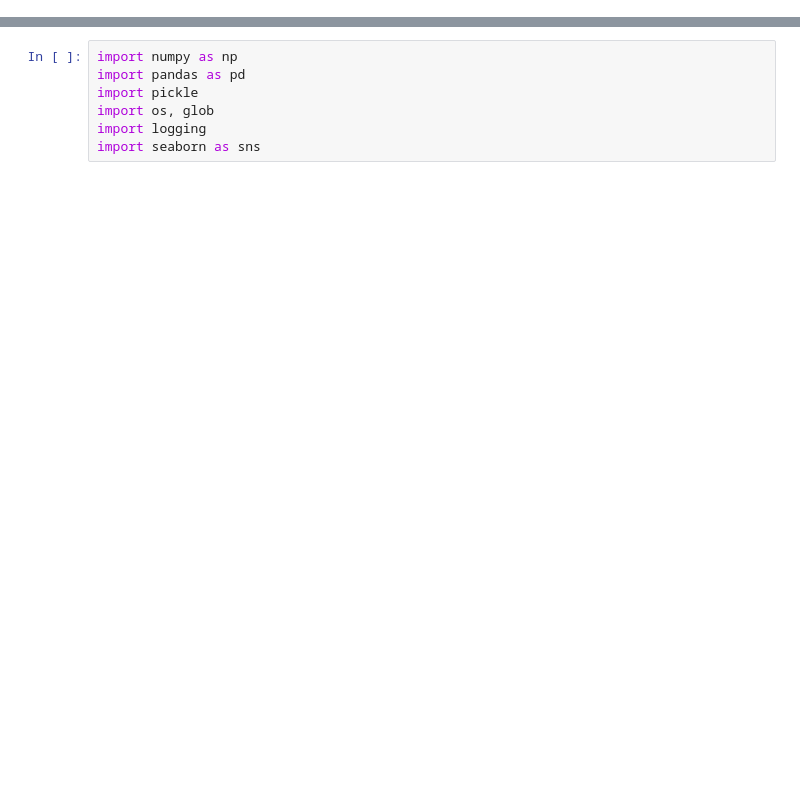
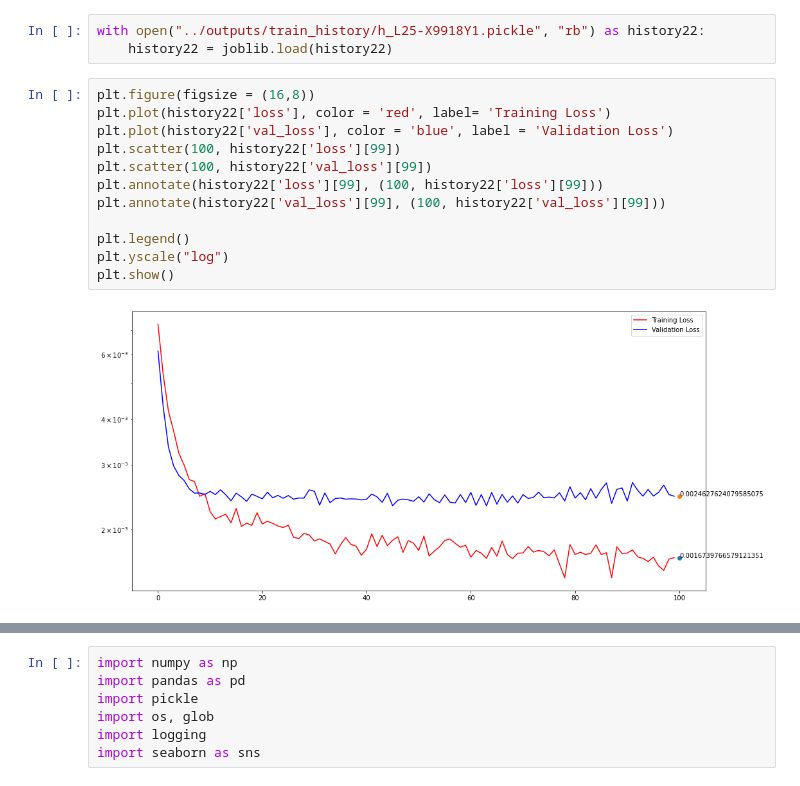
Before and after one commit to mossishahi/Astek, a Jupyter notebook: projects/notebooks/LSTM-RegressionModel.ipynb, the cells around one changed output, grey strips where cells are left out. Drawn from its saved outputs; the diff is of its cells as text; blank space fills up the shorter version.

```diff
--- a/projects/notebooks/LSTM-RegressionModel.ipynb
+++ b/projects/notebooks/LSTM-RegressionModel.ipynb
@@ -0,0 +96,17 @@
+# %%
+with open("../outputs/train_history/h_L25-X9918Y1.pickle", "rb") as history22:
+    history22 = joblib.load(history22)
+# %%
+plt.figure(figsize = (16,8))
+plt.plot(history22['loss'], color = 'red', label= 'Training Loss')
+plt.plot(history22['val_loss'], color = 'blue', label = 'Validation Loss')
+plt.scatter(100, history22['loss'][99])
+plt.scatter(100, history22['val_loss'][99])
+plt.annotate(history22['loss'][99], (100, history22['loss'][99]))
+plt.annotate(history22['val_loss'][99], (100, history22['val_loss'][99]))
+
+plt.legend()
+plt.yscale("log")
+plt.show()
+# %% [output]
+[figure, added]
```
Also changed, not shown: parts of 39 cells of this notebook, 28 other files.
